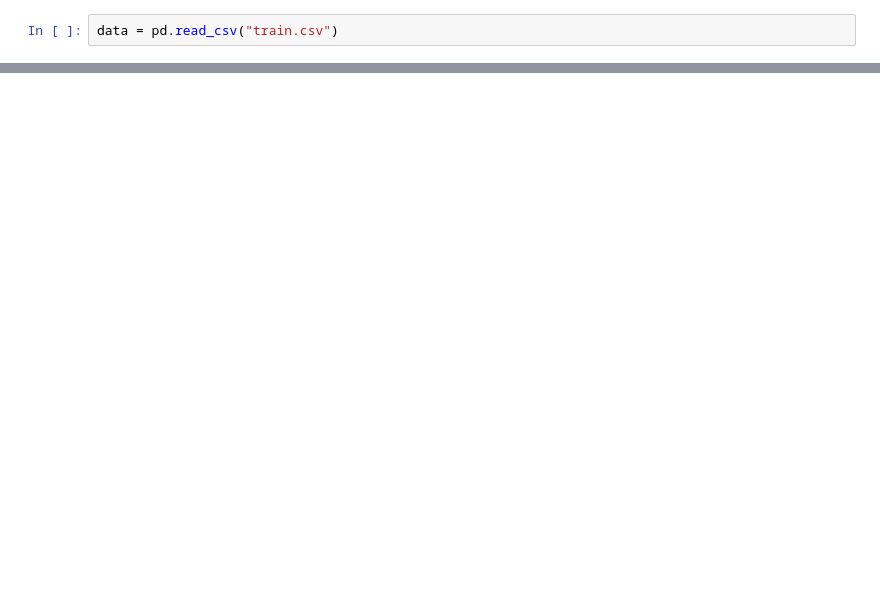
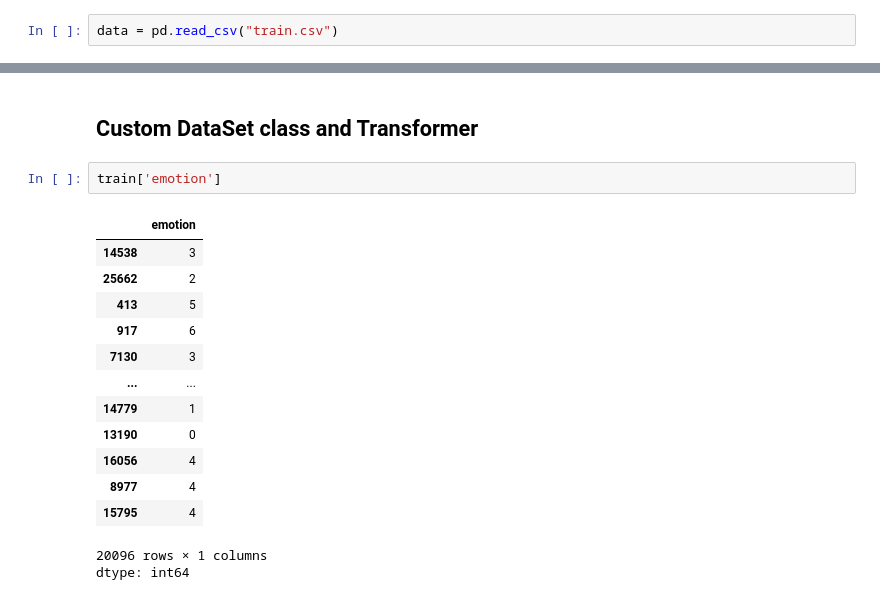
Before and after one commit to azhgh22/ML04_Facial_Expression_Recognition_Challenge, a Jupyter notebook: nn.ipynb, the cells around one changed output, grey strips where cells are left out. Saved outputs shown, nothing was run; the diff lists cells and outputs as text; blank space fills up the shorter version.

```diff
--- a/nn.ipynb
+++ b/nn.ipynb
@@ -605,0 +80,19 @@ with wandb.init(project='emotion-recognition', config=config, name=config['archi
+# %% [markdown]
+## **Custom DataSet class and Transformer**
+# %%
+train['emotion']
+# %% [output]
+|  | emotion |
+| 14538 | 3 |
+| 25662 | 2 |
+| 413 | 5 |
+| 917 | 6 |
+| 7130 | 3 |
+| ... | ... |
+| 14779 | 1 |
+| 13190 | 0 |
+| 16056 | 4 |
+| 8977 | 4 |
+| 15795 | 4 |
+20096 rows × 1 columns
+dtype: int64
```
Also changed, not shown: parts of 65 cells of this notebook.
